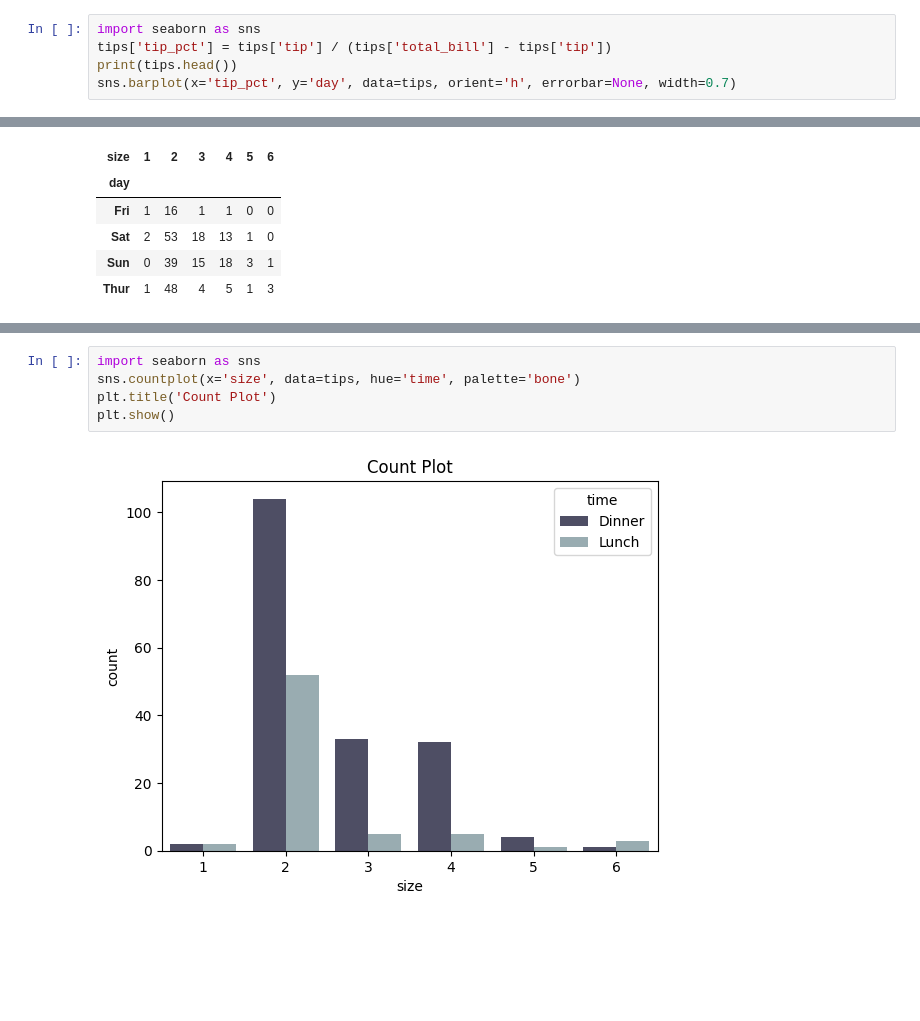
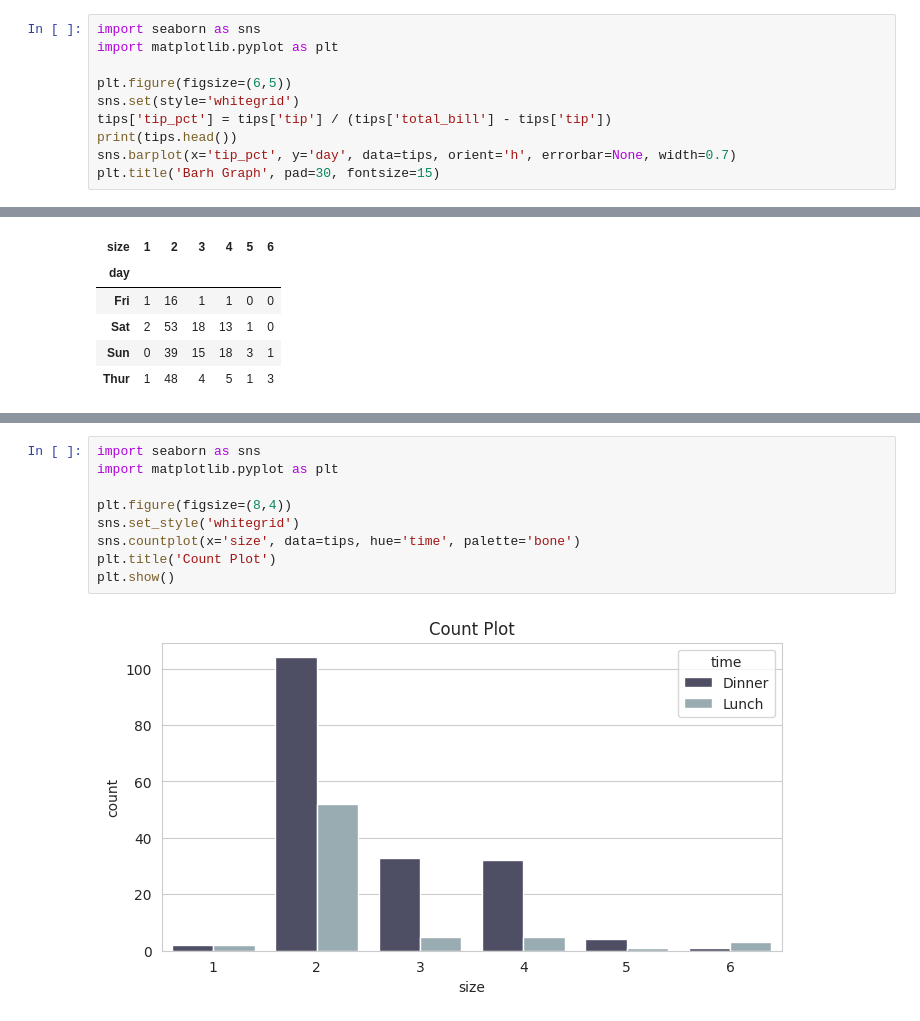
Before and after one commit to windyday0622/windyday, a Jupyter notebook: m3_분석 라이브러리/ 시각화2.ipynb, the cells around one changed output, grey strips where cells are left out. Drawn from its saved outputs; the diff is of its cells as text; blank space fills up the shorter version.

```diff
--- a/m3_분석 라이브러리/ 시각화2.ipynb
+++ b/m3_분석 라이브러리/ 시각화2.ipynb
@@ -115,9 +115,14 @@ pc_25.div(pc_25.sum(1),axis=0)
 마크업은 순수한 비용(총 금액에서 팁을 제외한 금액)에 대한 추가 비용의 비율을, 마진은 전체 금액에 대한 추가 비용의 비율
 # %%
 import seaborn as sns
+import matplotlib.pyplot as plt
+
+plt.figure(figsize=(6,5))
+sns.set(style='whitegrid')
 tips['tip_pct'] = tips['tip'] / (tips['total_bill'] - tips['tip'])
 print(tips.head())
 sns.barplot(x='tip_pct', y='day', data=tips, orient='h', errorbar=None, width=0.7)
+plt.title('Barh Graph', pad=30, fontsize=15)
 # %% [output]
    total_bill   tip smoker  day    time  size   tip_pct
 0       16.99  1.01     No  Sun  Dinner     2  0.063204
@@ -144,7 +155,11 @@ party_counts
 # %%
 import seaborn as sns
+import matplotlib.pyplot as plt
+
+plt.figure(figsize=(8,4))
+sns.set_style('whitegrid')
 sns.countplot(x='size', data=tips, hue='time', palette='bone')
 plt.title('Count Plot')
 plt.show()
 # %% [output]
-[figure, old version]
+[figure, new version]
```
Also changed, not shown: parts of 11 cells of this notebook.
